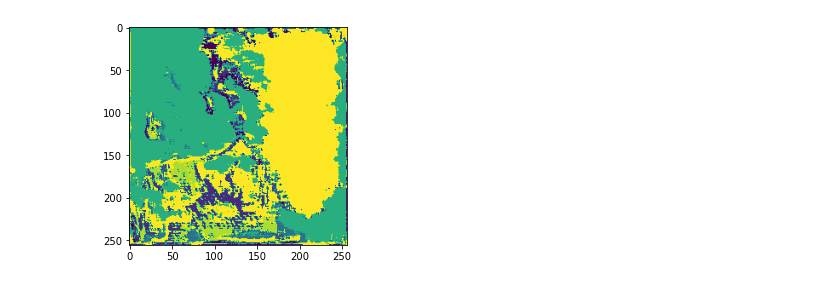
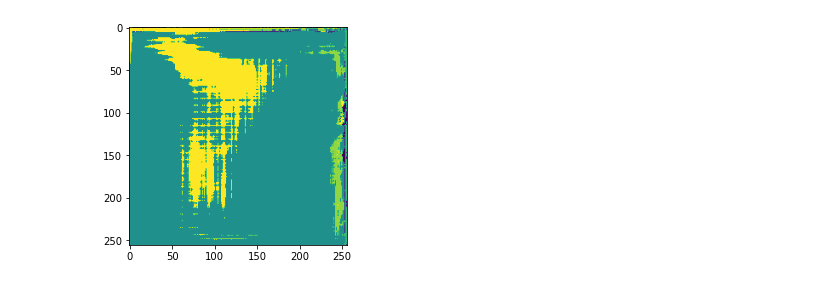
Before and after one commit to TomAugspurger/esip-summer-2021-geospatial-ml, a Jupyter notebook: dataset.ipynb, the cells around one changed output. Cells and saved outputs as stored; diff of their text form; code cells hidden in the pictures.

```diff
--- a/dataset.ipynb
+++ b/dataset.ipynb
@@ -92,0 +22,6 @@ class STACDataset(torch.utils.data.Dataset):
+# %%
+cuda = torch.device("cuda")
+
+training_catalog = pystac.read_file(
+    "https://esip2021.blob.core.windows.net/esip2021/train/collection.json"
+)
@@ -92,0 +30,4 @@ class STACDataset(torch.utils.data.Dataset):
+# %%
+label_items = list(training_catalog.get_all_items())
+label_item = label_items[0]
+label_item
@@ -99,10 +129,10 @@ import segmentation_models_pytorch as smp
 import torch
 
 model = smp.Unet(
-    encoder_name="resnet34",        # choose encoder, e.g. mobilenet_v2 or efficientnet-b7
-    encoder_weights="imagenet",     # use `imagenet` pre-trained weights for encoder initialization
-    in_channels=3,                  # model input channels (1 for gray-scale images, 3 for RGB, etc.)
-    classes=len(labels),            # model output channels (number of classes in your dataset)
+    encoder_name="resnet34",         # choose encoder, e.g. mobilenet_v2 or efficientnet-b7
+    encoder_weights="imagenet",      # use `imagenet` pre-trained weights for encoder initialization
+    in_channels=len(dataset.assets), # model input channels (1 for gray-scale images, 3 for RGB, etc.)
+    classes=len(labels),             # model output channels (number of classes in your dataset)
 )
 
 loss = smp.utils.losses.DiceLoss()
@@ -134,12 +159,11 @@ Wall time: 42.2 s
 # %%
 X2 = (X.reshape((1,) + X.shape)).to("cuda")
-output = model.predict(X2)
+with torch.no_grad():
+    output = model.predict(X2)
 # %%
 import rasterio.plot
 import numpy as np
 # %%
-X2 = (X.reshape((1,) + X.shape)).to("cuda")
-output = model.predict(X2)
 rasterio.plot.show(np.asarray(output[0].argmax(0).to("cpu")));
 # %% [output]
-[figure, old version]
+[figure, new version]
```
Also changed, not shown: parts of 23 cells of this notebook.
